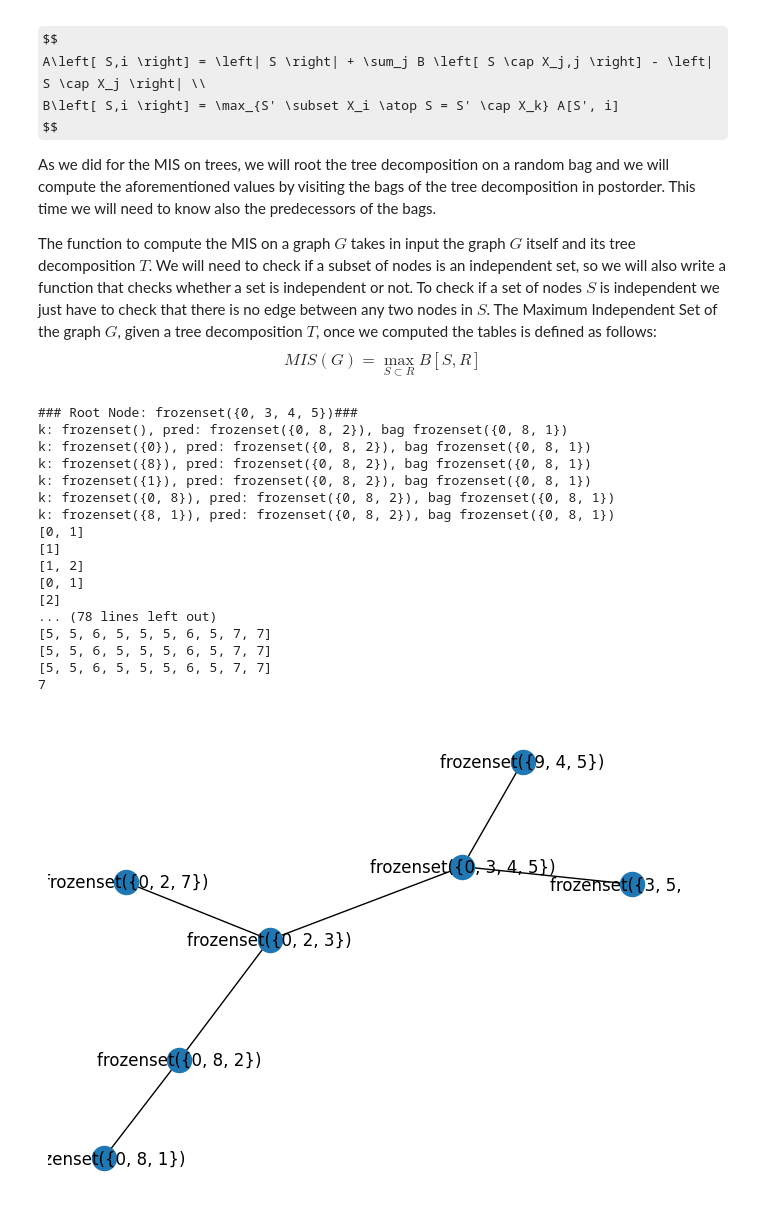
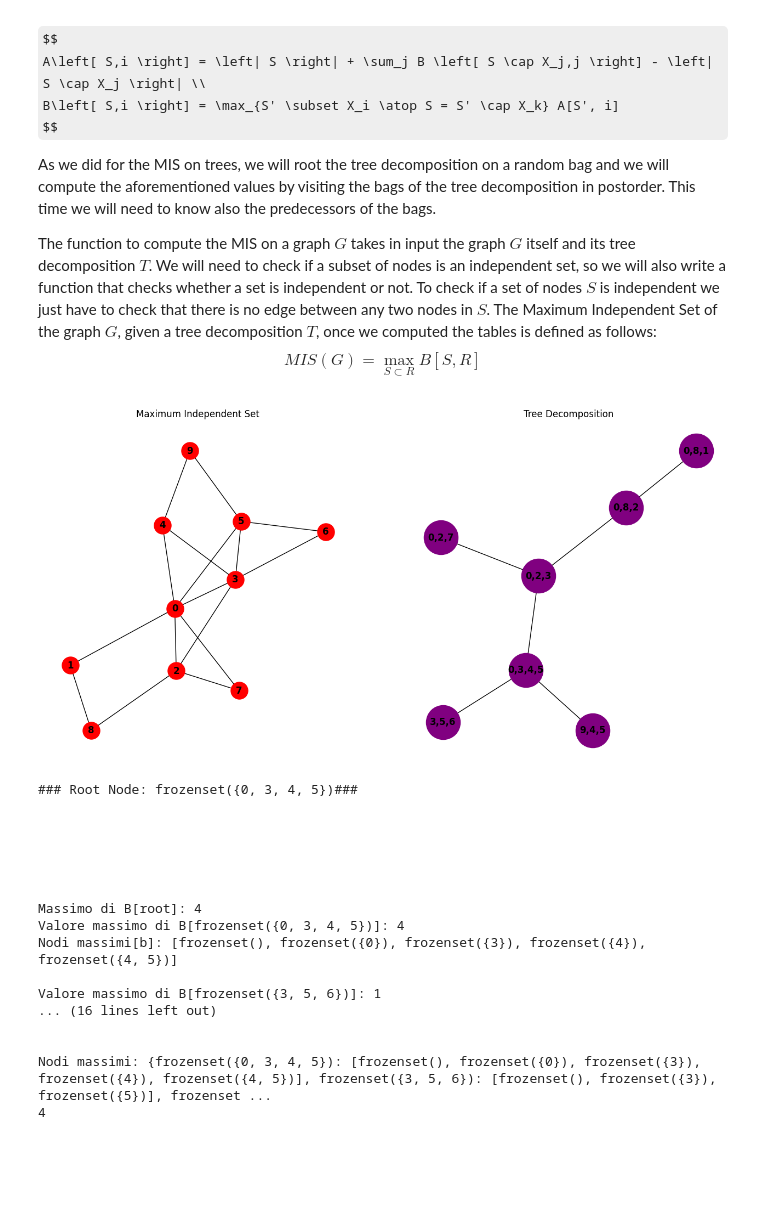
Before and after one commit to danieleavolio/2nd-Year, a Jupyter notebook: Algorithmic Game Theory/Lab Files/Lab6/Lesson6-TreeDecomposition_Blank_2.ipynb, the cells around one changed output. Cells and saved outputs as stored; diff of their text form; code cells hidden in the pictures; some formulas as TeX source; blank space fills up the shorter version.

```diff
--- a/Algorithmic Game Theory/Lab Files/Lab6/Lesson6-TreeDecomposition_Blank_2.ipynb
+++ b/Algorithmic Game Theory/Lab Files/Lab6/Lesson6-TreeDecomposition_Blank_2.ipynb
@@ -146,28 +203,47 @@ def MIS_with_tree_decomposition(G, T: nx.graph.Graph):
 # %%
+import matplotlib.pyplot as plt
+
 G = nx.Graph(
     [(0, 1), (0, 2), (0, 3), (0, 4), (0, 5), (0, 7), (1, 8), (2, 3),
      (2, 7), (2, 8), (3, 4), (3, 5), (3, 6), (4, 9), (5, 6), (5, 9)],
 )
+
 w, T = nx.approximation.treewidth_min_degree(G)
+
+# Split window in 2 for nx.draw G and T
+
+plt.figure(figsize=(16, 8))
+
+plt.subplot(121)
+# Title
+plt.title("Maximum Independent Set")
+nx.draw(G, with_labels = True, font_weight='bold', node_size = 500, node_color = 'red')
+plt.subplot(122)
+
+plt.title("Tree Decomposition")
+labels = {node:','.join(list(map(str, node))) for node in T}
+nx.draw(T, with_labels = True, labels=labels,font_weight='bold', node_size = 2000, node_color = 'purple')
+plt.show()
+
 
 # It should print 4
 print(MIS_with_tree_decomposition(G, T))
 # %% [output]
+[figure, new version]
 ### Root Node: frozenset({0, 3, 4, 5})###
-k: frozenset(), pred: frozenset({0, 8, 2}), bag frozenset({0, 8, 1})
-k: frozenset({0}), pred: frozenset({0, 8, 2}), bag frozenset({0, 8, 1})
-k: frozenset({8}), pred: frozenset({0, 8, 2}), bag frozenset({0, 8, 1})
-k: frozenset({1}), pred: frozenset({0, 8, 2}), bag frozenset({0, 8, 1})
-k: frozenset({0, 8}), pred: frozenset({0, 8, 2}), bag frozenset({0, 8, 1})
-k: frozenset({8, 1}), pred: frozenset({0, 8, 2}), bag frozenset({0, 8, 1})
-[0, 1]
-[1]
-[1, 2]
-[0, 1]
-[2]
-... (78 lines left out)
-[5, 5, 6, 5, 5, 5, 6, 5, 7, 7]
-[5, 5, 6, 5, 5, 5, 6, 5, 7, 7]
-[5, 5, 6, 5, 5, 5, 6, 5, 7, 7]
-7
+
+
+
+
+
+
+Massimo di B[root]: 4
+Valore massimo di B[frozenset({0, 3, 4, 5})]: 4
+Nodi massimi[b]: [frozenset(), frozenset({0}), frozenset({3}), frozenset({4}), frozenset({4, 5})]
+
+Valore massimo di B[frozenset({3, 5, 6})]: 1
+... (16 lines left out)
+
+
+Nodi massimi: {frozenset({0, 3, 4, 5}): [frozenset(), frozenset({0}), frozenset({3}), frozenset({4}), frozenset({4, 5})], frozenset({3, 5, 6}): [frozenset(), frozenset({3}), frozenset({5})], frozenset ...
+4
-[figure, old version]
```
Also changed, not shown: parts of 1 cell of this notebook, 1 other file.
